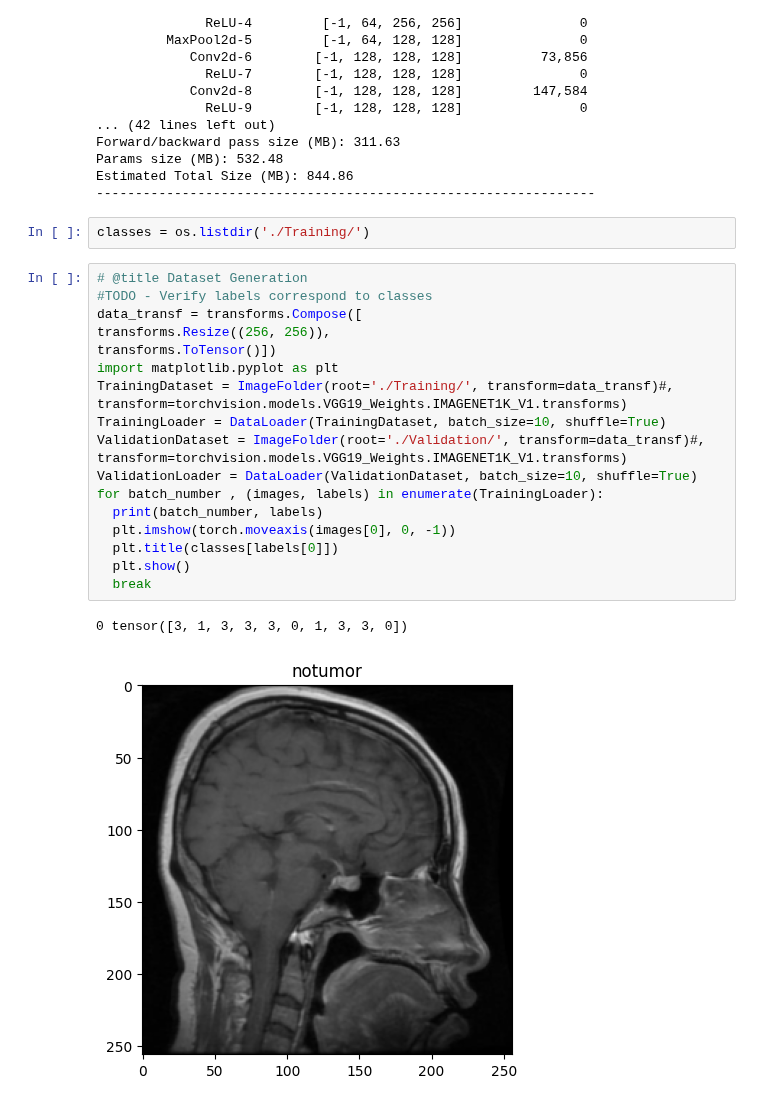
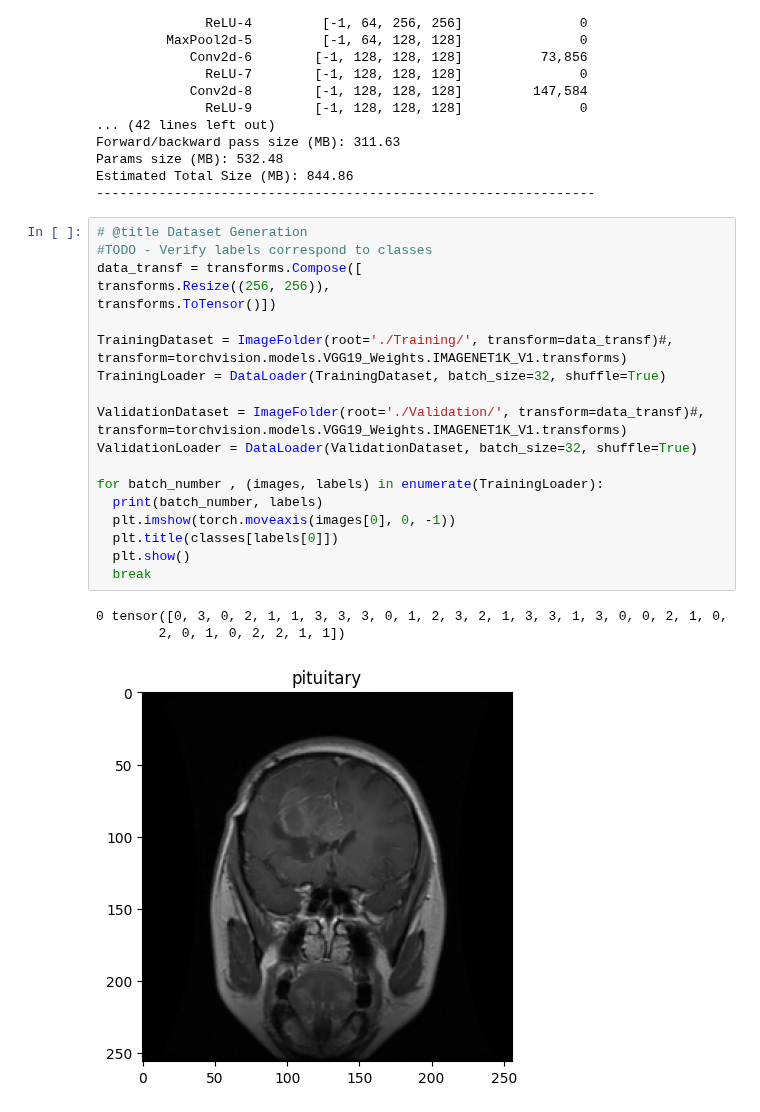
Before and after one commit to NicholasLeotta99/Neuromatch_BrainCancer, a Jupyter notebook: code/VGG19_Classifier_Test.ipynb, the cells around one changed output. Saved outputs shown, nothing was run; the diff lists cells and outputs as text.

```diff
--- a/code/VGG19_Classifier_Test.ipynb
+++ b/code/VGG19_Classifier_Test.ipynb
@@ -116,28 +82,29 @@ Forward/backward pass size (MB): 311.63
 Params size (MB): 532.48
 Estimated Total Size (MB): 844.86
 ----------------------------------------------------------------
-# %%
-classes = os.listdir('./Training/')
 # %%
 # @title Dataset Generation
 #TODO - Verify labels correspond to classes
 data_transf = transforms.Compose([
 transforms.Resize((256, 256)),
 transforms.ToTensor()])
-import matplotlib.pyplot as plt
+
 TrainingDataset = ImageFolder(root='./Training/', transform=data_transf)#, transform=torchvision.models.VGG19_Weights.IMAGENET1K_V1.transforms)
-TrainingLoader = DataLoader(TrainingDataset, batch_size=10, shuffle=True)
+TrainingLoader = DataLoader(TrainingDataset, batch_size=32, shuffle=True)
+
 ValidationDataset = ImageFolder(root='./Validation/', transform=data_transf)#, transform=torchvision.models.VGG19_Weights.IMAGENET1K_V1.transforms)
-ValidationLoader = DataLoader(ValidationDataset, batch_size=10, shuffle=True)
+ValidationLoader = DataLoader(ValidationDataset, batch_size=32, shuffle=True)
+
 for batch_number , (images, labels) in enumerate(TrainingLoader):
   print(batch_number, labels)
   plt.imshow(torch.moveaxis(images[0], 0, -1))
   plt.title(classes[labels[0]])
   plt.show()
   break
 # %% [output]
-0 tensor([3, 1, 3, 3, 3, 0, 1, 3, 3, 0])
+0 tensor([0, 3, 0, 2, 1, 1, 3, 3, 3, 0, 1, 2, 3, 2, 1, 3, 3, 1, 3, 0, 0, 2, 1, 0,
+        2, 0, 1, 0, 2, 2, 1, 1])
-[figure, old version]
+[figure, new version]
 # %%
 # Cross Entropy Loss for categorization
 loss_fn = torch.nn.CrossEntropyLoss()
```
Also changed, not shown: parts of 5 cells of this notebook.
